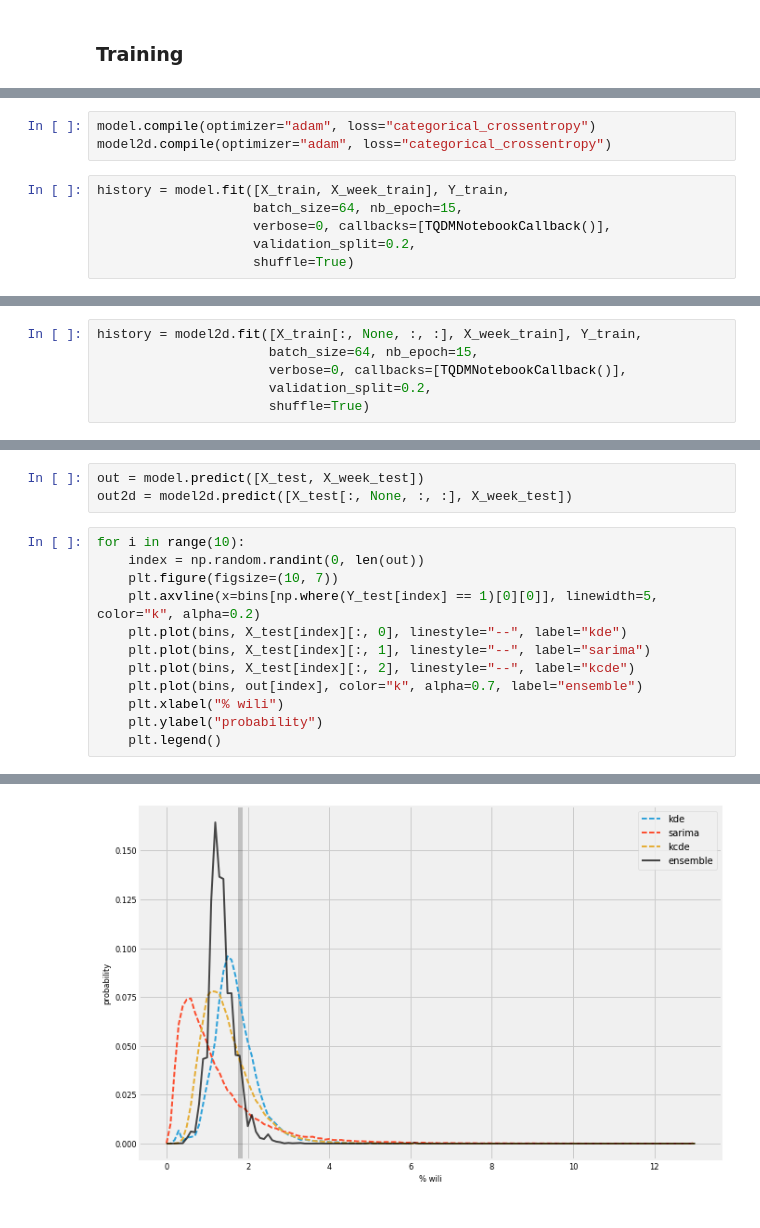
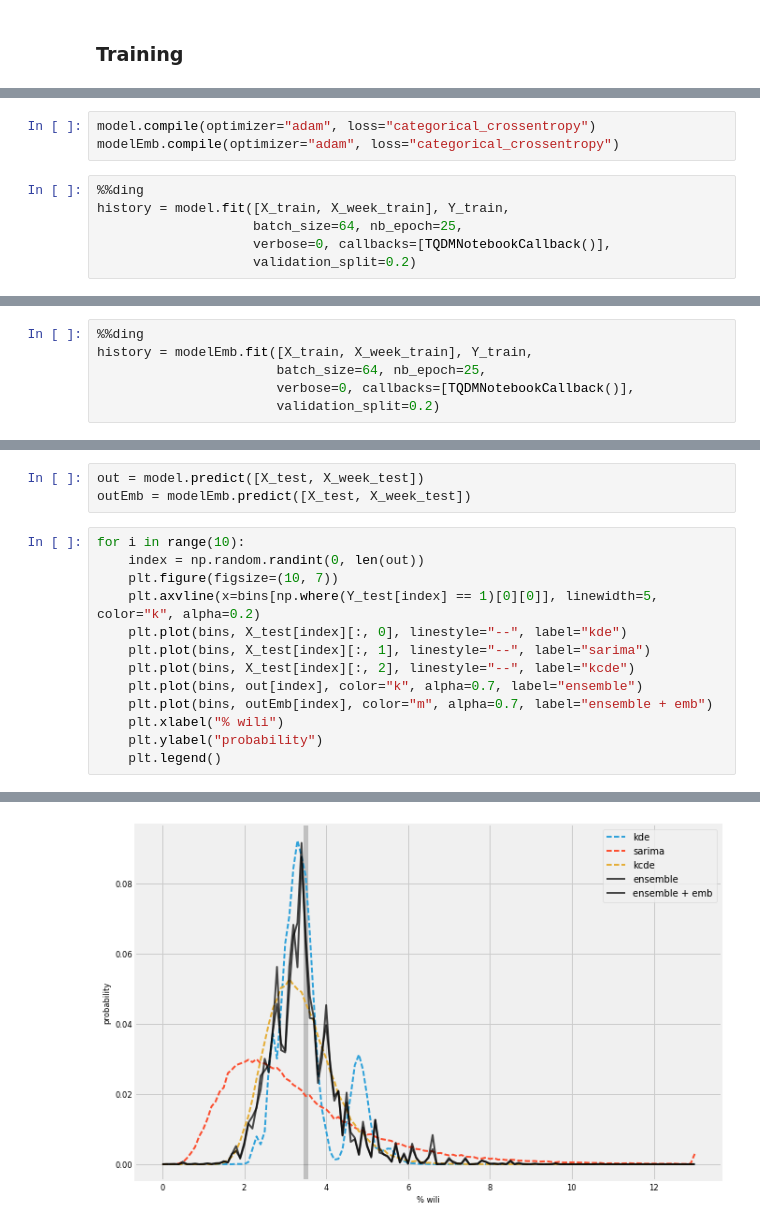
Before and after one commit to reichlab/neural-stack, a Jupyter notebook: notebooks/3.0-cnn-model.ipynb, the cells around one changed output, grey strips where cells are left out. Cells and saved outputs as stored; diff of their text form.

Commit message:
Trained model with pretrained embeddings

```diff
--- a/notebooks/3.0-cnn-model.ipynb
+++ b/notebooks/3.0-cnn-model.ipynb
@@ -115,13 +122,13 @@ Non-trainable params: 0
 ____________________________________________________________________________________________________
 # %%
 model.compile(optimizer="adam", loss="categorical_crossentropy")
-model2d.compile(optimizer="adam", loss="categorical_crossentropy")
+modelEmb.compile(optimizer="adam", loss="categorical_crossentropy")
 # %%
+%%ding
 history = model.fit([X_train, X_week_train], Y_train,
-                    batch_size=64, nb_epoch=15,
+                    batch_size=64, nb_epoch=25,
                     verbose=0, callbacks=[TQDMNotebookCallback()],
-                    validation_split=0.2,
-                    shuffle=True)
+                    validation_split=0.2)
 # %%
 plt.plot(history.history["loss"])
 plt.plot(history.history["val_loss"])
@@ -131,9 +138,9 @@ plt.plot(history.history["val_loss"])
 # %%
-history = model2d.fit([X_train[:, None, :, :], X_week_train], Y_train,
-                      batch_size=64, nb_epoch=15,
-                      verbose=0, callbacks=[TQDMNotebookCallback()],
-                      validation_split=0.2,
-                      shuffle=True)
+%%ding
+history = modelEmb.fit([X_train, X_week_train], Y_train,
+                       batch_size=64, nb_epoch=25,
+                       verbose=0, callbacks=[TQDMNotebookCallback()],
+                       validation_split=0.2)
 # %%
 plt.plot(history.history["loss"])
 plt.plot(history.history["val_loss"])
@@ -143,6 +150,6 @@ plt.plot(history.history["val_loss"])
 # %%
 out = model.predict([X_test, X_week_test])
-out2d = model2d.predict([X_test[:, None, :, :], X_week_test])
+outEmb = modelEmb.predict([X_test, X_week_test])
 # %%
 for i in range(10):
     index = np.random.randint(0, len(out))
@@ -152,6 +159,7 @@ for i in range(10):
     plt.plot(bins, X_test[index][:, 1], linestyle="--", label="sarima")
     plt.plot(bins, X_test[index][:, 2], linestyle="--", label="kcde")
     plt.plot(bins, out[index], color="k", alpha=0.7, label="ensemble")
+    plt.plot(bins, outEmb[index], color="m", alpha=0.7, label="ensemble + emb")
     plt.xlabel("% wili")
     plt.ylabel("probability")
     plt.legend()
@@ -166 +174 @@ for i in range(10):
-[figure, old version]
+[figure, new version]
```
Also changed, not shown: parts of 10 cells of this notebook, 3 other files.
